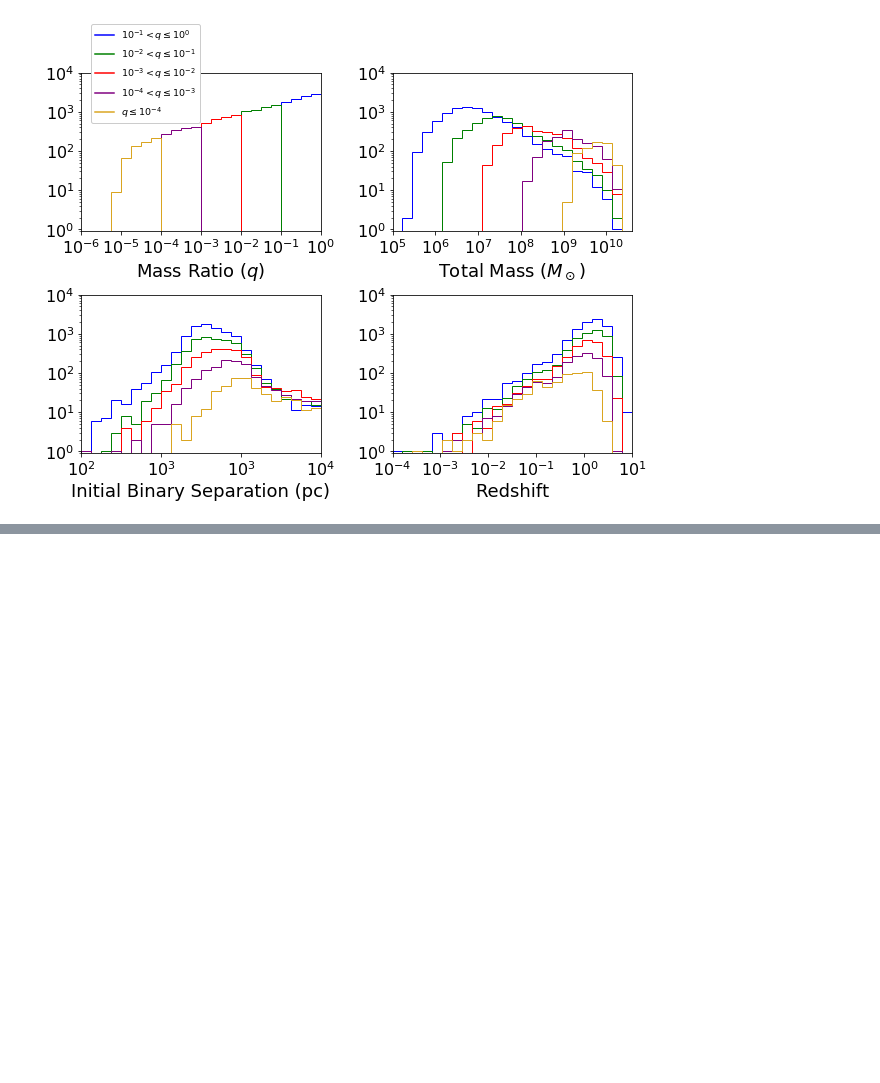
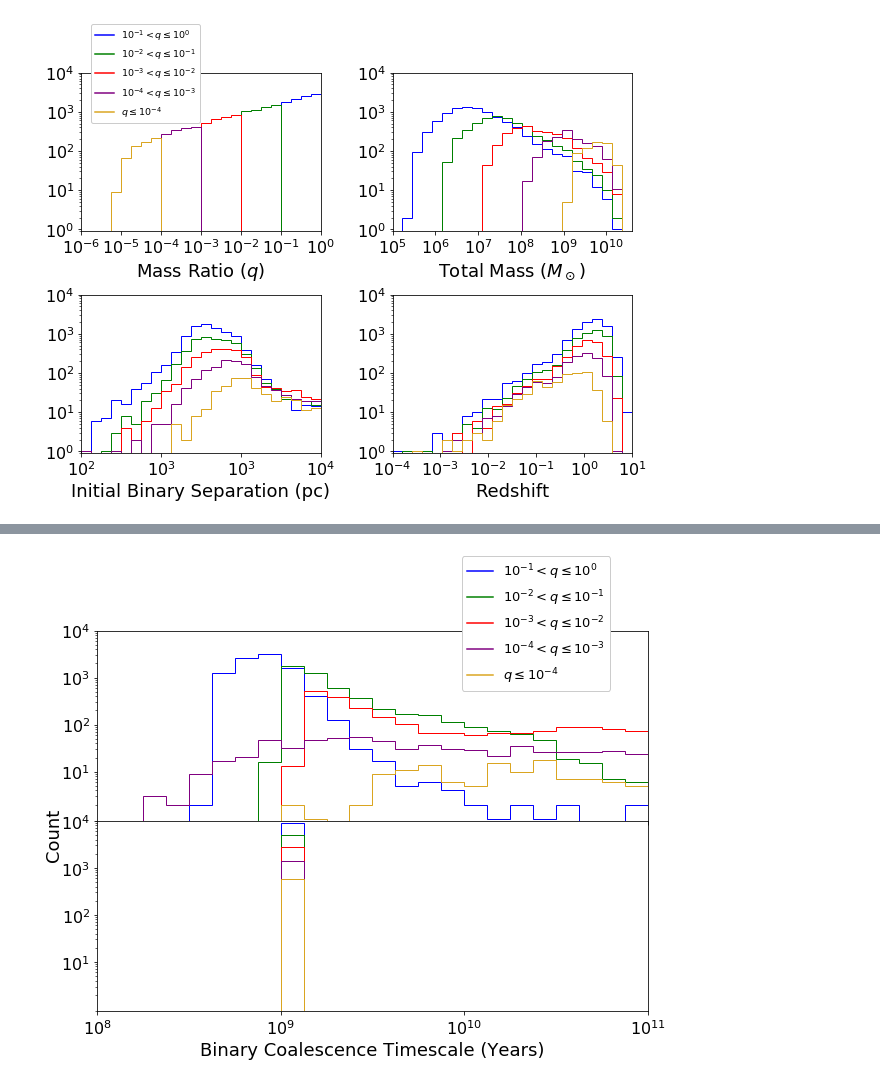
Before and after one commit to mikekatz04/Illustris_LISA_paper, a Jupyter notebook: code/paper_plots.ipynb, the cells around one changed output, grey strips where cells are left out. Saved outputs shown, nothing was run; the diff lists cells and outputs as text; code cells hidden in the pictures; blank space fills up the shorter version.

```diff
--- a/code/paper_plots.ipynb
+++ b/code/paper_plots.ipynb
@@ -15,7 +17,7 @@ Msun=1.989e30
 # %% [markdown]
 ## Declare Resample Parameters
 # %%
-num_catalogs = 10000
+num_catalogs = 1000
 t_obs = 10.0 #years
 duration = 100.0 #years
 
@@ -60,7 +62,7 @@ merger_rate_kwargs = {'Vc':106.5**3, 'dz':0.001, 'zmax':10.0}
 ############################################
 ###### Parrallel Calculation of SNRs #######
 ############################################
-parallel_kwargs = {'num_processors':None, 'num_splits':1000, 'verbose':10}
+parallel_kwargs = {'num_processors':None, 'num_splits':1000, 'verbose':50}
 # %% [markdown]
 ## Run the Resampler
 # %%
@@ -212,7 +243,7 @@ redshift = data['redshift']
 
 total_mass = m1+m2
 
-q = m1/m2*(m1<m2)+m2/m1*(m1>=m2)
+q = mass_ratio_func(m1, m2)
 
 inds_set = []
 for i in np.arange(1,5):
@@ -289,6 +320,6 @@ for w in range(4):
     ax[w].set_yticklabels([r'$10^{%i}$'%int(i) for i in yticks], fontsize=16)
 
 plt.subplots_adjust(left = 0.1, right=0.95, hspace=0.4, wspace = 0.3)
-plt.savefig('figures/hists_symposium_2018.pdf', dpi = 300)
+plt.savefig('figures/initial_parameter_hists.pdf', dpi = 300)
 # %% [output]
 [figure]
@@ -295,58 +330,67 @@ plt.savefig('figures/hists_symposium_2018.pdf', dpi = 300)
 # %%
+data = np.genfromtxt('simulation_input_data.txt', names=True)
 
-fig, ax = plt.subplots(nrows=1, ncols=1)
-ax = [ax]
+evolution_classes = [[EvolveFDFA, {'m1':'mass_new_prev_in', 'm2':'mass_new_prev_out',
+                    'z':'redshift', 'separation':'separation', 'gamma':'gamma',
+                    'vel_disp_1':'vel_disp_prev_in',  'vel_disp_2':'vel_disp_prev_out'}, 'FDFA'],
+                    [ConstantTime, {'z':'redshift'}, 'Constant']]
+
+q = mass_ratio_func(data['mass_new_prev_in'], data['mass_new_prev_out'])
+
+inds_set = []
+for i in np.arange(1,5):
+    inds_set.append(np.where((q<=10.0**-(i-1)) & (q>10.0**-(i)))[0])
+
+inds_set.append(np.where((q<10.0**-(4)))[0])
+
+fig, ax = plt.subplots(nrows=len(evolution_classes), ncols=1, sharex=True, sharey=True)
+ax = ax.ravel()
+#ax = [ax]
 
 fig.set_size_inches(9,7)
 xlims = [[8.,11.]]
-colors = ['b', 'g', 'r', 'purple', 'goldenrod']
+colors = ['blue', 'green', 'red', 'purple', 'goldenrod']
 
 w = 0
-for parameter in [data['t_delay']]:
-	ww = 0
-	for inds in inds_set:
-		#weights = np.ones_like(parameter[inds])/float(len(parameter))
-		#ax[w].hist(np.log10(parameter[inds]), bins=num_bins[w], histtype = 'step', weights=weights, log=True)
+bins = np.linspace(xlims[w][0], xlims[w][1], 25)
+for evolve_class, evolve_dict, label in evolution_classes:
+    evolve_kwargs = {key:data[evolve_dict[key]] for key in evolve_dict.keys()}
+    evolve = evolve_class(**evolve_kwargs)
+    evolve.evolve()
+    ww = 0
+    for inds in inds_set:
+        ax[w].hist(np.log10(evolve.t_delay[inds]), bins=bins, histtype = 'step', log=True, color = colors[ww])
+        ww+=1
 
-		bins = np.linspace(xlims[w][0], xlims[w][1], 25)
-		try:
-			ax[w].hist(np.log10(parameter[inds]), bins=bins, histtype = 'step', log=True, color = colors[ww])
-		except IndexError:
-			pdb.set_trace()
-		ww+=1
-
-	ax[w].set_ylim(9e-1, 1e4)
-	ax[w].set_xlim(xlims[w])
+    ax[w].set_ylim(9e-1, 1e4)
+    ax[w].set_xlim(xlims[0])
+    w+=1
 
 
-	w+=1
 
 #legend
-
 ax[0].plot([-100,-100], [-220, 200], color = colors[0], label = r'$10^{-1}<q\leq 10^0$')
 ax[0].plot([-100,-100], [-220, 200], color = colors[1], label = r'$10^{-2}<q\leq 10^{-1}$')
 ax[0].plot([-100,-100], [-220, 200], color = colors[2], label = r'$10^{-3}<q\leq 10^{-2}$')
 ax[0].plot([-100,-100], [-220, 200], color = colors[3], label = r'$10^{-4}< q\leq 10^{-3}$')
 ax[0].plot([-100,-100], [-220, 200], color = colors[4], label = r'$q\leq 10^{-4}$')
 
 #ax[0].legend(bbox_to_anchor=(3.0, 0.05), prop={'size':11})
-legend = ax[0].legend(loc='upper right', prop={'size':13}, fancybox=True, framealpha=1.0)
+legend = ax[0].legend(bbox_to_anchor=(0.65, 0.65), ncol=1, prop={'size':13}, fancybox=True, framealpha=1.0)
 #labels
-ax[0].set_xlabel('Binary Coalescence Timescale (Years)')
+ax[-1].set_xlabel('Binary Coalescence Timescale (Years)', fontsize=18)
+fig.text(0.02, 0.5, "Count", rotation='vertical', fontsize=18)
+
 ax0_xticks = [8.0, 9., 10., 11.]
-ax[0].set_xticks(ax0_xticks)
-ax[0].set_xticklabels([r'$10^{%i}$'%int(i) for i in ax0_xticks])
+yticks = np.linspace(1.0,4.0, 4)
+tickfontsize = 16
+for w in range(len(evolution_classes)):
+    ax[w].set_xticks(ax0_xticks)
+    ax[w].set_xticklabels([r'$10^{%i}$'%int(i) for i in ax0_xticks], fontsize=tickfontsize)
+    ax[w].set_yticks(10**yticks)
+    ax[w].set_yticklabels([r'$10^{%i}$'%int(i) for i in yticks], fontsize=tickfontsize)
 
-yticks = np.linspace(0.0,4.0, 5)
-
-for w in range(1):
-	ax[w].set_yticks(10**yticks)
-	ax[w].set_yticklabels([r'$10^{%i}$'%int(i) for i in yticks])
-
-plt.subplots_adjust(left = 0.1, right=0.95, hspace=0.4, wspace = 0.3)
-
-fig.savefig('merger_timescale_symposium_2018.pdf', dpi=300)
-
-plt.show()
-plt.close()
-pdb.set_trace()
+plt.subplots_adjust(left = 0.1, right=0.95, hspace=0.0, wspace = 0.3)
+fig.savefig('figures/merger_timescales.pdf', dpi=300)
+# %% [output]
+[figure, added]
```
Also changed, not shown: parts of 8 cells of this notebook.
